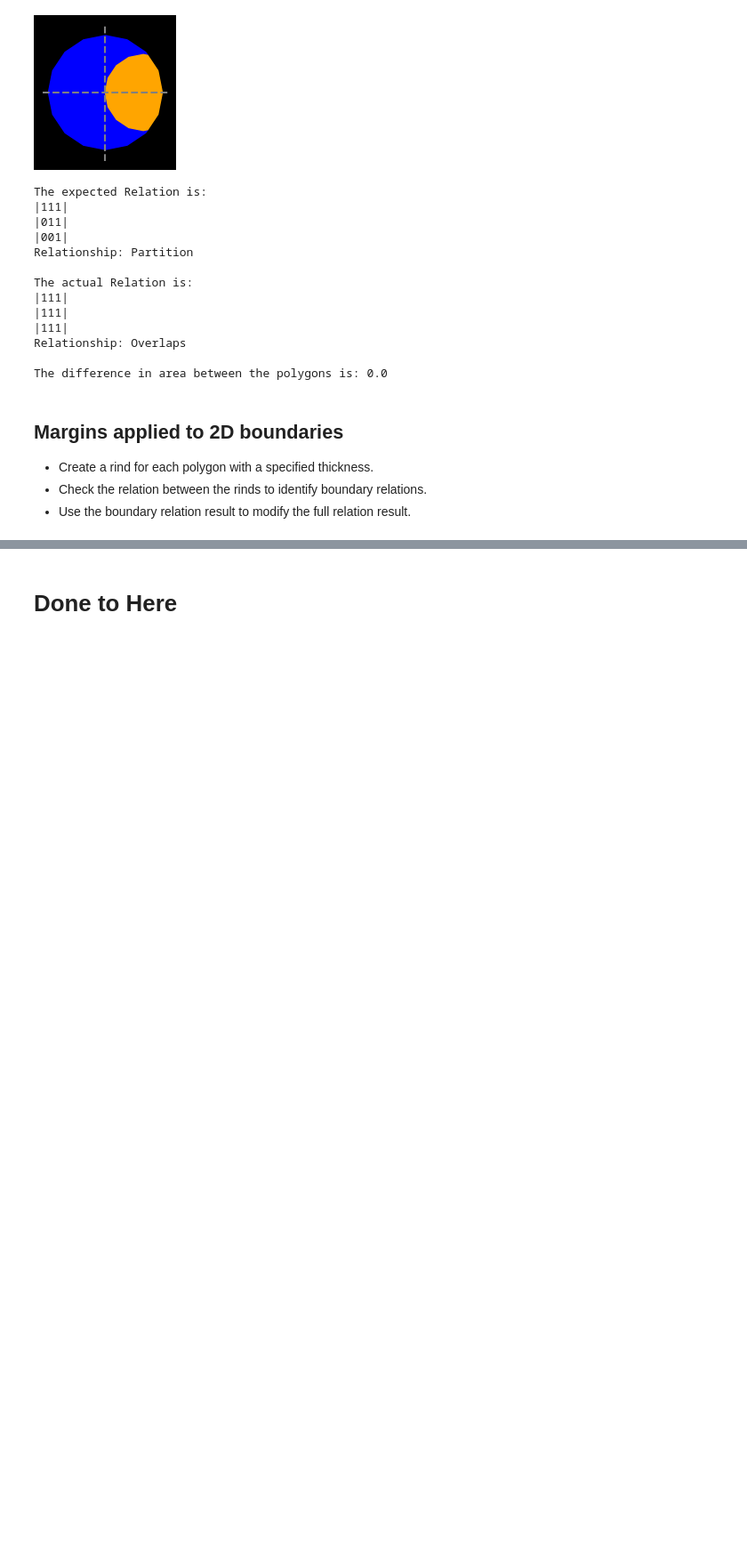
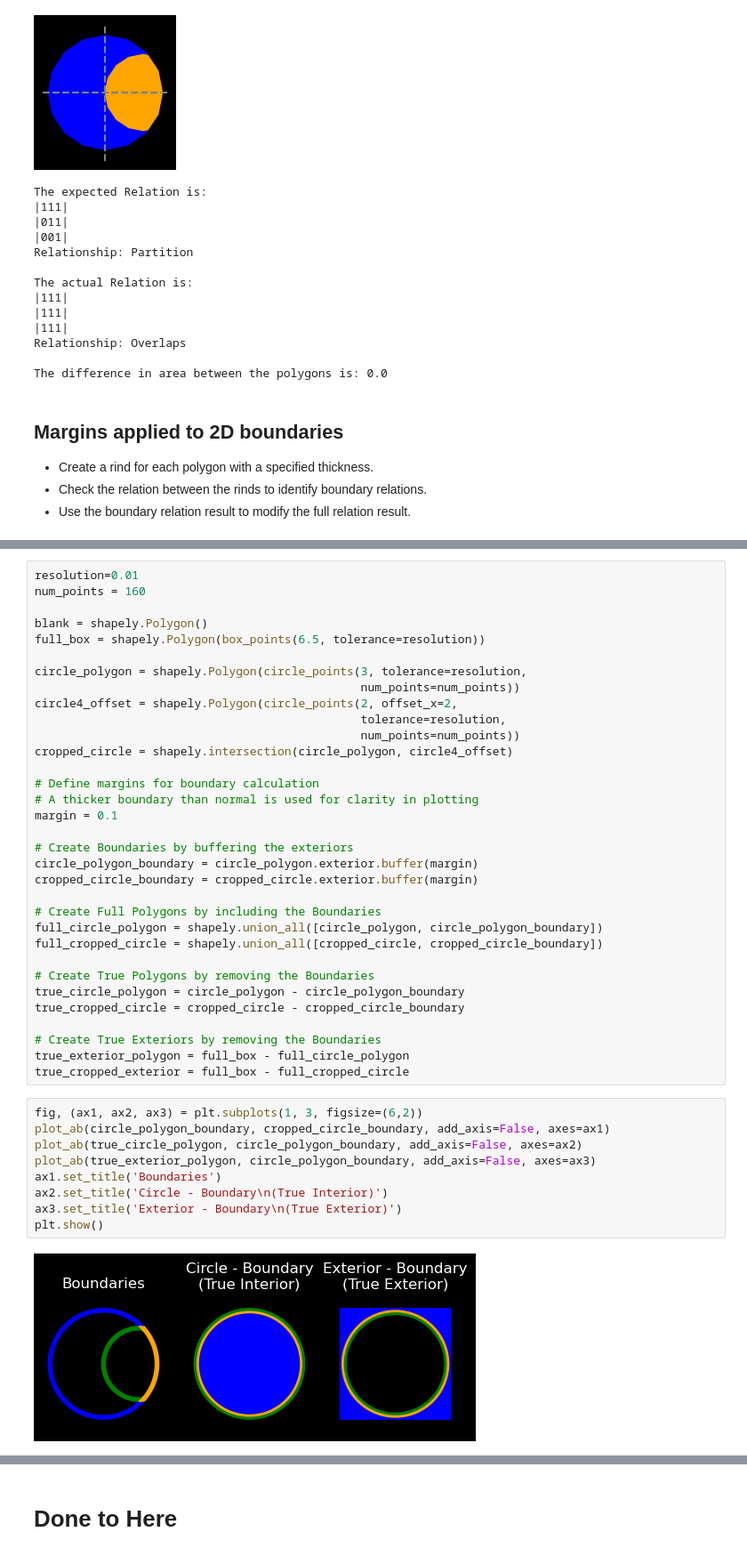
Before and after one commit to GregSal/StructureRelations, a Jupyter notebook: src/notebooks/relations/BoundaryRelationTests.ipynb, the cells around one changed output, grey strips where cells are left out. Shown at 89% size. Saved outputs shown, nothing was run; the diff lists cells and outputs as text; blank space fills up the shorter version.

```diff
--- a/src/notebooks/relations/BoundaryRelationTests.ipynb
+++ b/src/notebooks/relations/BoundaryRelationTests.ipynb
@@ -828,0 +852,44 @@ plt.show()
+# %%
+resolution=0.01
+num_points = 160
+
+blank = shapely.Polygon()
+full_box = shapely.Polygon(box_points(6.5, tolerance=resolution))
+
+circle_polygon = shapely.Polygon(circle_points(3, tolerance=resolution,
+                                               num_points=num_points))
+circle4_offset = shapely.Polygon(circle_points(2, offset_x=2,
+                                               tolerance=resolution,
+                                               num_points=num_points))
+cropped_circle = shapely.intersection(circle_polygon, circle4_offset)
+
+# Define margins for boundary calculation
+# A thicker boundary than normal is used for clarity in plotting
+margin = 0.1
+
+# Create Boundaries by buffering the exteriors
+circle_polygon_boundary = circle_polygon.exterior.buffer(margin)
+cropped_circle_boundary = cropped_circle.exterior.buffer(margin)
+
+# Create Full Polygons by including the Boundaries
+full_circle_polygon = shapely.union_all([circle_polygon, circle_polygon_boundary])
+full_cropped_circle = shapely.union_all([cropped_circle, cropped_circle_boundary])
+
+# Create True Polygons by removing the Boundaries
+true_circle_polygon = circle_polygon - circle_polygon_boundary
+true_cropped_circle = cropped_circle - cropped_circle_boundary
+
+# Create True Exteriors by removing the Boundaries
+true_exterior_polygon = full_box - full_circle_polygon
+true_cropped_exterior = full_box - full_cropped_circle
+# %%
+fig, (ax1, ax2, ax3) = plt.subplots(1, 3, figsize=(6,2))
+plot_ab(circle_polygon_boundary, cropped_circle_boundary, add_axis=False, axes=ax1)
+plot_ab(true_circle_polygon, circle_polygon_boundary, add_axis=False, axes=ax2)
+plot_ab(true_exterior_polygon, circle_polygon_boundary, add_axis=False, axes=ax3)
+ax1.set_title('Boundaries')
+ax2.set_title('Circle - Boundary\n(True Interior)')
+ax3.set_title('Exterior - Boundary\n(True Exterior)')
+plt.show()
+# %% [output]
+[figure, added]
```
Also changed, not shown: parts of 12 cells of this notebook, 1 other file.
